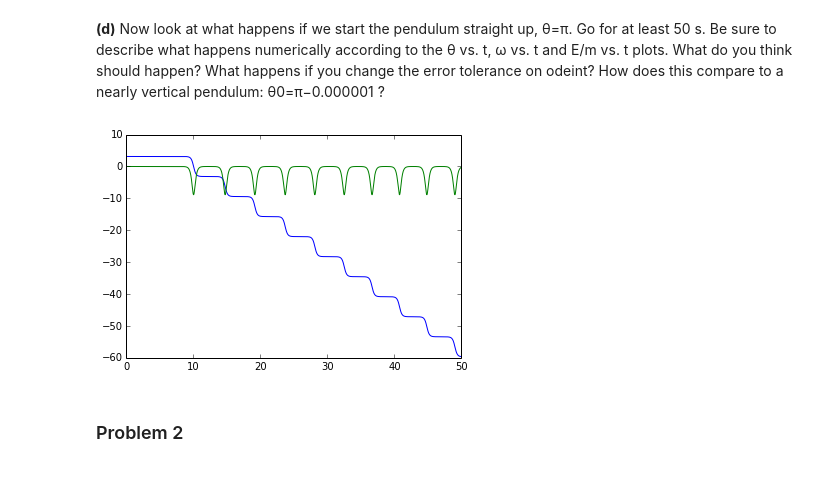
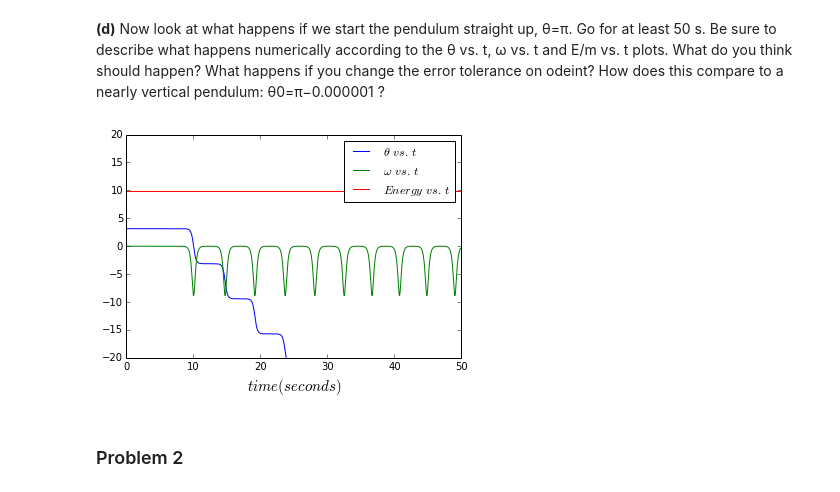
Before and after one commit to kmcombs/PHYS202-S14, a Jupyter notebook: SciPy/ODEExercises.ipynb, the cells around one changed output. Cells and saved outputs as stored; diff of their text form; code cells hidden in the pictures.

```diff
--- a/SciPy/ODEExercises.ipynb
+++ b/SciPy/ODEExercises.ipynb
@@ -128,26 +102,29 @@ plt.plot(t, Em1)
 # %%
 theta0 = np.pi
 omega0 = 0.
 t2 = np.arange(0., 50.01, 0.01)
 
 
 
 theta_inita = np.array([theta0, omega0])
 theta = odeint(deriv,theta_inita,t2)
 
 g = 9.81
 ell = 0.5
 theta1 = theta[:,0]
 omega1 = theta[:,1]
 Em = g * ell*(1- np.cos(theta1))+ 0.5*(ell**2)*(omega1**2)
 
-plt.plot(t2, theta[:,0])
-plt.plot(t2, theta[:,1])
-plt.plot(t2, Em, 'r')
+plt.plot(t2, theta[:,0], label = r'$\theta\,vs.\,t$')
+plt.plot(t2, theta[:,1], label = r'$\omega\,vs.\,t$')
+plt.plot(t2, Em, 'r', label = r'$Energy\,vs.\,t$')
+plt.ylim(-20, 20)
+plt.legend()
+plt.xlabel(r'$time(seconds)$', fontsize = 15)
 
 plt.show()
 # %% [output]
-[figure, old version]
+[figure, new version]
 # %% [markdown]
 ### Problem 2
 # %% [markdown]
```
Also changed, not shown: parts of 20 cells of this notebook, 1 other file.
